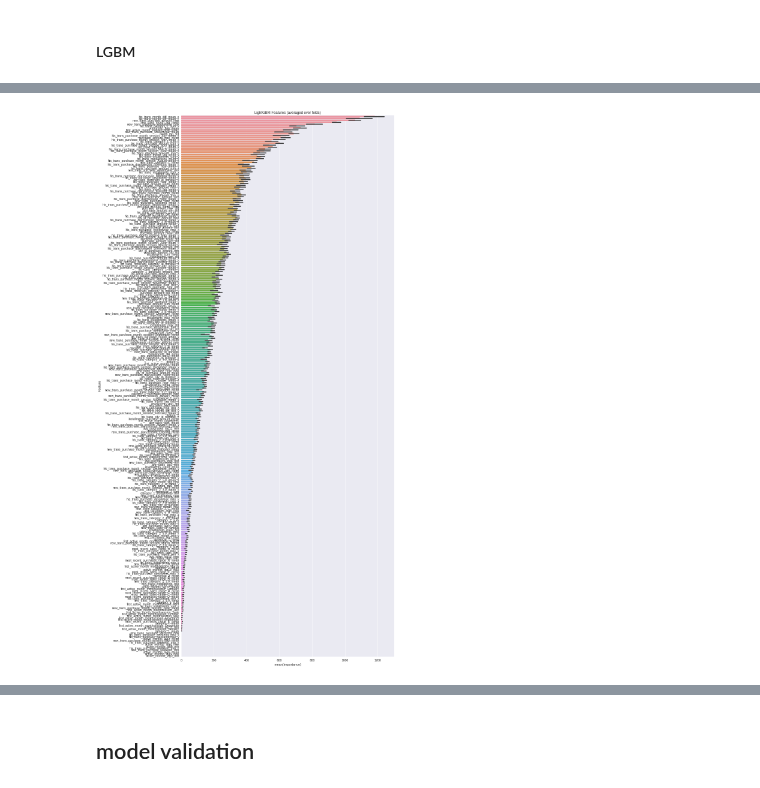
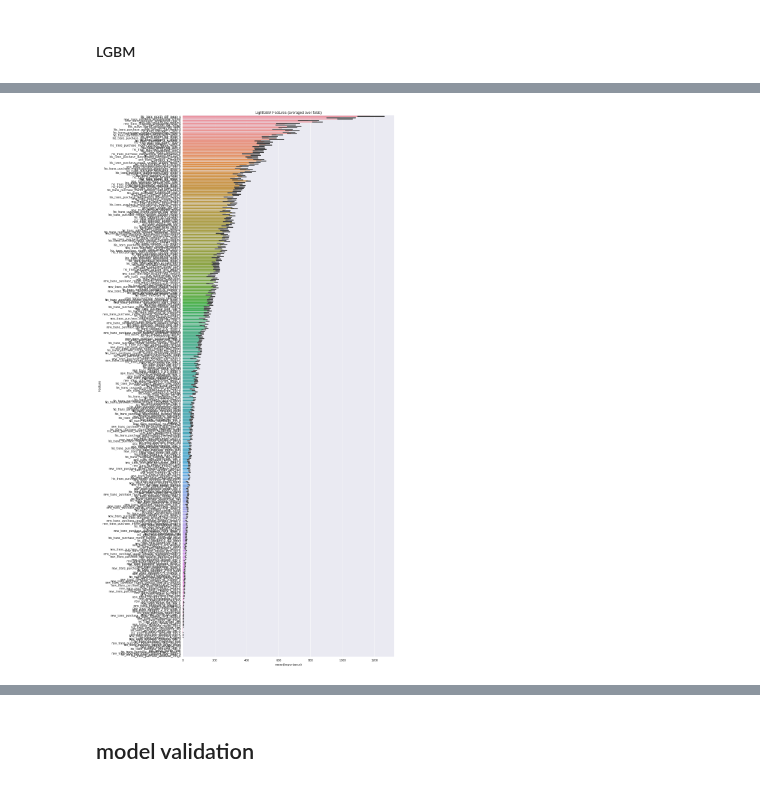
Before and after one commit to PaperStrange/AIProjectManger, a Jupyter notebook: model/train_valid_hzq.ipynb, the cells around one changed output, grey strips where cells are left out. Drawn from its saved outputs; the diff is of its cells as text; code cells hidden in the pictures.

```diff
--- a/model/train_valid_hzq.ipynb
+++ b/model/train_valid_hzq.ipynb
@@ -68,6 +68,6 @@ data_test_raw = pd.read_csv(data_test_path)
 # %%
-data_train = pd.read_csv(DATA_ROOT_PATH+"data_processed/train/data_train_rawC_aggC_mergeIC_20190205.csv")
-data_test = pd.read_csv(DATA_ROOT_PATH+"data_processed/test/data_test_rawC_aggC_mergeIC_20190205.csv")
+data_train = pd.read_csv(DATA_ROOT_PATH+"data_processed/train/data_train_all_IC_20190214.csv")
+data_test = pd.read_csv(DATA_ROOT_PATH+"data_processed/test/data_test_all_IC_20190214.csv")
 
 # data_train = pd.read_csv(DATA_ROOT_PATH+"data_processed/train/train_full_scaled_20190203.csv")
 # data_test = pd.read_csv(DATA_ROOT_PATH+"data_processed/test/test_full_scaled_20190203.csv")
@@ -255,11 +274,10 @@ train_columns.remove("Outlier")
-# %%
-test_columns = train_columns
-test_columns.remove("Outlier")
 # %%
 categorical_feats = ['feature_2', 'feature_3']
 
-folds = StratifiedKFold(n_splits=9, shuffle=True, random_state=2019)
+n_splits_num = 9
+folds = StratifiedKFold(n_splits=n_splits_num, shuffle=True, random_state=2019)
 oof = np.zeros(len(data_train))
+loss_train, loss_valid = {each_fold: [] for each_fold in range(n_splits_num)}, {each_fold: [] for each_fold in range(n_splits_num)}
 predictions = np.zeros(len(data_test))
 feature_importance_df = pd.DataFrame()
 
@@ -267,12 +285,20 @@ logger.info('Start running model')
 for fold_, (trn_idx, val_idx) in enumerate(folds.split(data_train, data_train["Outlier"].values)):
     strLog = "fold {}".format(fold_)
     print(strLog)
-    trn_data = lgb.Dataset(data_train.iloc[trn_idx][train_columns], label=labels.iloc[trn_idx]) #, categorical_feature=categorical_feats)
-    val_data = lgb.Dataset(data_train.iloc[val_idx][train_columns], label=labels.iloc[val_idx]) #, categorical_feature=categorical_feats)
+    trn_data = lgb.Dataset(data_train.iloc[trn_idx][train_columns],
+                           label=labels.iloc[trn_idx]) #, categorical_feature=categorical_feats)
+    val_data = lgb.Dataset(data_train.iloc[val_idx][train_columns],
+                           label=labels.iloc[val_idx]) #, categorical_feature=categorical_feats)
 
     num_round = 10000
-    clf = lgb.train(param, trn_data, num_round, valid_sets = [trn_data, val_data], verbose_eval=200, early_stopping_rounds = 150)
-    oof[val_idx] = clf.predict(data_train.iloc[val_idx][train_columns], num_iteration=clf.best_iteration)
+    clf = lgb.train(param,
+                    trn_data,
+                    num_round,
+                    valid_sets = [trn_data, val_data],
+                    verbose_eval=200,
+                    early_stopping_rounds = 150)
+    oof[val_idx] = clf.predict(data_train.iloc[val_idx][train_columns],
+                               num_iteration=clf.best_iteration)
 
     fold_importance_df = pd.DataFrame()
     fold_importance_df["Feature"] = train_columns
@@ -281,8 +307,11 @@ for fold_, (trn_idx, val_idx) in enumerate(folds.split(data_train, data_train["O
     feature_importance_df = pd.concat([feature_importance_df, fold_importance_df], axis=0)
     gc.collect()
     sys._clear_type_cache()
+    loss_train[fold_].append(np.sqrt(mean_squared_error(oof[trn_idx], labels[trn_idx])))
+    loss_valid[fold_].append(np.sqrt(mean_squared_error(oof[val_idx], labels[val_idx])))
 
-    predictions += clf.predict(data_test[test_columns], num_iteration=clf.best_iteration) / folds.n_splits
+    predictions += clf.predict(data_test[test_columns],
+                               num_iteration=clf.best_iteration) / folds.n_splits
     logger.info(strLog)
 
 strRMSE = np.sqrt(mean_squared_error(oof, labels))
@@ -293,11 +385,18 @@ cols = (feature_importance_df[["Feature", "importance"]]
         .groupby("Feature")
         .mean()
         .sort_values(by="importance", ascending=False)[:1000].index)
-best_features = feature_importance_df.loc[feature_importance_df.Feature.isin(cols)]
+best_features = \
+    feature_importance_df.loc[feature_importance_df.Feature.isin(cols)]
+importances = best_features.sort_values(by="importance",ascending=False)
 
 plt.figure(figsize=(14,26))
-sns.barplot(x="importance", y="Feature", data=best_features.sort_values(by="importance",ascending=False))
+sns.barplot(x="importance", y="Feature", data=importances)
 plt.title('LightGBM Features (averaged over folds)')
 plt.tight_layout()
+
+importances_ = best_features.sort_values(by="fold",ascending=False).sort_values(by="importance",ascending=False)
+
+submit_path = "./model/collector/model_featImportance_20190213.csv"
+importances.to_csv(submit_path, index=None)
 # plt.savefig('lgbm_importances.png')
 # %% [output]
@@ -305 +404 @@ plt.tight_layout()
-[figure, old version]
+[figure, new version]
```
Also changed, not shown: parts of 23 cells of this notebook, 1 other file.
